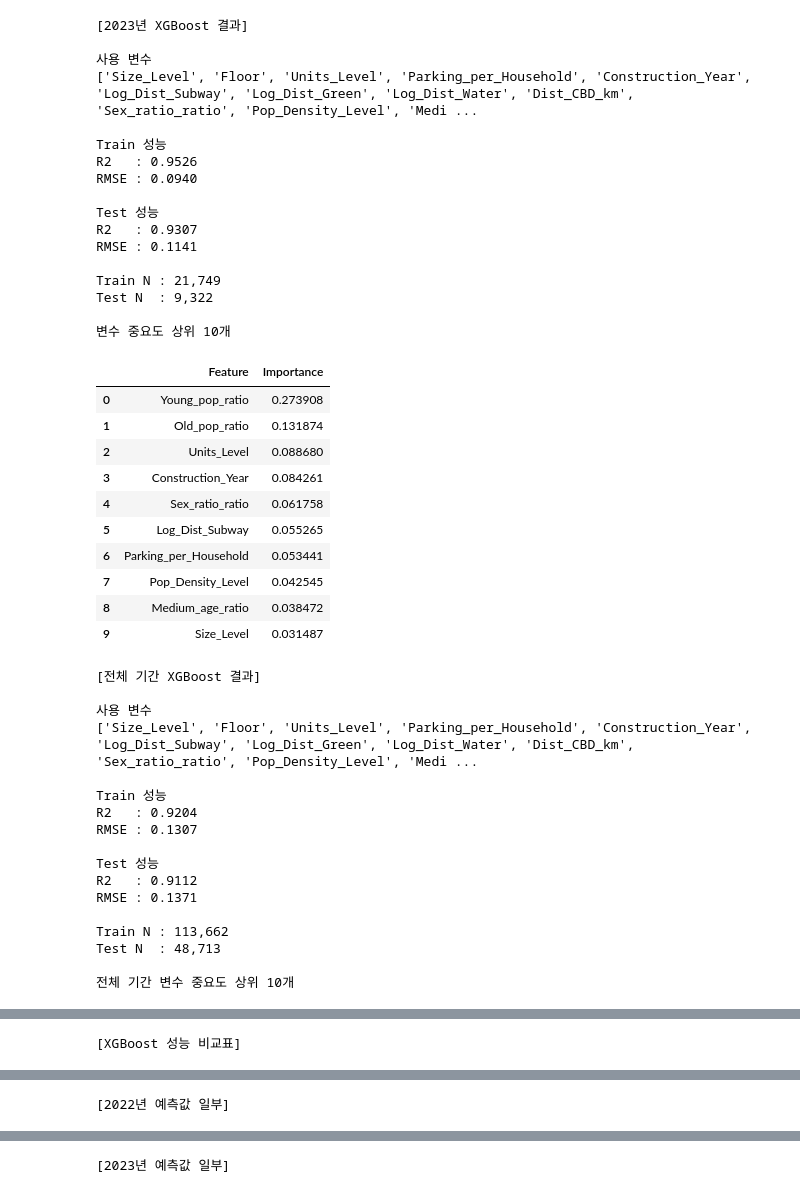
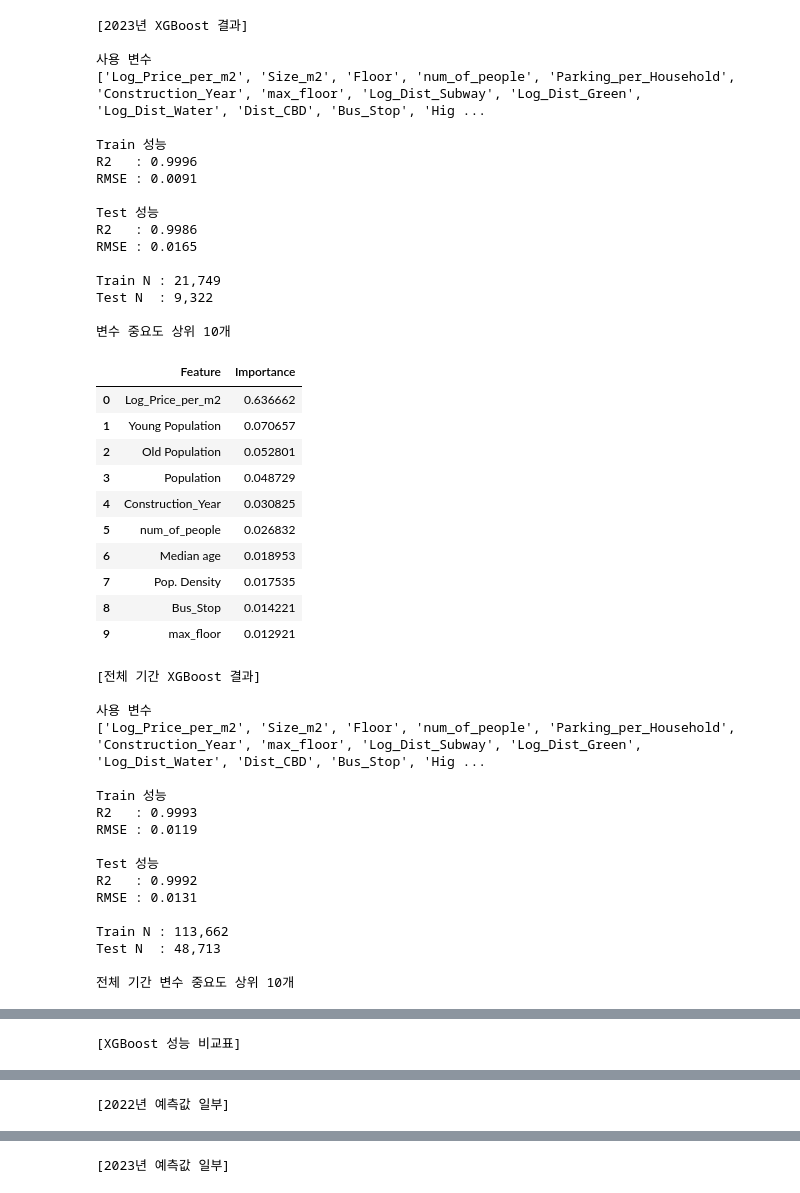
Before and after one commit to Le2se0hy/XAI_An, a Jupyter notebook: XGBoost.ipynb, the cells around one changed output, grey strips where cells are left out. Drawn from its saved outputs; the diff is of its cells as text; code cells hidden in the pictures.

```diff
--- a/XGBoost.ipynb
+++ b/XGBoost.ipynb
@@ -316,23 +316,27 @@ df_all = prepare_seoul_df_final(df_raw)
 # 5. 사용할 설명변수
 # ============================================================
 features = [
-    "Size_Level",
-    "Floor",
-    "Units_Level",
-    "Parking_per_Household",
-    "Construction_Year",
-    "Log_Dist_Subway",
-    "Log_Dist_Green",
-    "Log_Dist_Water",
-    "Dist_CBD_km",
-    "Sex_ratio_ratio",
-    "Pop_Density_Level",
-    "Medium_age_ratio",
-    "Young_pop_ratio",
-    "Old_pop_ratio",
-    "Spring",
-    "Fall",
-    "Winter"
+     "Log_Price_per_m2",
+        "Size_m2",
+        "Floor",
+        "num_of_people",
+        "Parking_per_Household",
+        "Construction_Year",
+        "max_floor",
+        "Log_Dist_Subway",
+        "Log_Dist_Green",
+        "Log_Dist_Water",
+        "Dist_CBD",
+        "Bus_Stop",
+        "High_School_Count",
+        "Population",
+        "Sex_ratio",
+        "Pop. Density",
+        "Median age",
+        "Old Population",
+        "Young Population",
+        "Year_Sold",
+        "Month_Sold"
 ]
 
 target = "Log_Price_per_m2"
@@ -599,43 +603,43 @@ Test N  : 3,174
 [2023년 XGBoost 결과]
 
 사용 변수
-['Size_Level', 'Floor', 'Units_Level', 'Parking_per_Household', 'Construction_Year', 'Log_Dist_Subway', 'Log_Dist_Green', 'Log_Dist_Water', 'Dist_CBD_km', 'Sex_ratio_ratio', 'Pop_Density_Level', 'Medi ...
+['Log_Price_per_m2', 'Size_m2', 'Floor', 'num_of_people', 'Parking_per_Household', 'Construction_Year', 'max_floor', 'Log_Dist_Subway', 'Log_Dist_Green', 'Log_Dist_Water', 'Dist_CBD', 'Bus_Stop', 'Hig ...
 
 Train 성능
-R2   : 0.9526
-RMSE : 0.0940
+R2   : 0.9996
+RMSE : 0.0091
 
 Test 성능
-R2   : 0.9307
-RMSE : 0.1141
+R2   : 0.9986
+RMSE : 0.0165
 
 Train N : 21,749
 Test N  : 9,322
 
 변수 중요도 상위 10개
 |  | Feature | Importance |
-| 0 | Young_pop_ratio | 0.273908 |
-| 1 | Old_pop_ratio | 0.131874 |
-| 2 | Units_Level | 0.088680 |
-| 3 | Construction_Year | 0.084261 |
-| 4 | Sex_ratio_ratio | 0.061758 |
-| 5 | Log_Dist_Subway | 0.055265 |
-| 6 | Parking_per_Household | 0.053441 |
-| 7 | Pop_Density_Level | 0.042545 |
-| 8 | Medium_age_ratio | 0.038472 |
-| 9 | Size_Level | 0.031487 |
+| 0 | Log_Price_per_m2 | 0.636662 |
+| 1 | Young Population | 0.070657 |
+| 2 | Old Population | 0.052801 |
+| 3 | Population | 0.048729 |
+| 4 | Construction_Year | 0.030825 |
+| 5 | num_of_people | 0.026832 |
+| 6 | Median age | 0.018953 |
+| 7 | Pop. Density | 0.017535 |
+| 8 | Bus_Stop | 0.014221 |
+| 9 | max_floor | 0.012921 |
 [전체 기간 XGBoost 결과]
 
 사용 변수
-['Size_Level', 'Floor', 'Units_Level', 'Parking_per_Household', 'Construction_Year', 'Log_Dist_Subway', 'Log_Dist_Green', 'Log_Dist_Water', 'Dist_CBD_km', 'Sex_ratio_ratio', 'Pop_Density_Level', 'Medi ...
+['Log_Price_per_m2', 'Size_m2', 'Floor', 'num_of_people', 'Parking_per_Household', 'Construction_Year', 'max_floor', 'Log_Dist_Subway', 'Log_Dist_Green', 'Log_Dist_Water', 'Dist_CBD', 'Bus_Stop', 'Hig ...
 
 Train 성능
-R2   : 0.9204
-RMSE : 0.1307
+R2   : 0.9993
+RMSE : 0.0119
 
 Test 성능
-R2   : 0.9112
-RMSE : 0.1371
+R2   : 0.9992
+RMSE : 0.0131
 
 Train N : 113,662
 Test N  : 48,713
```
Also changed, not shown: parts of 1 cell of this notebook.
